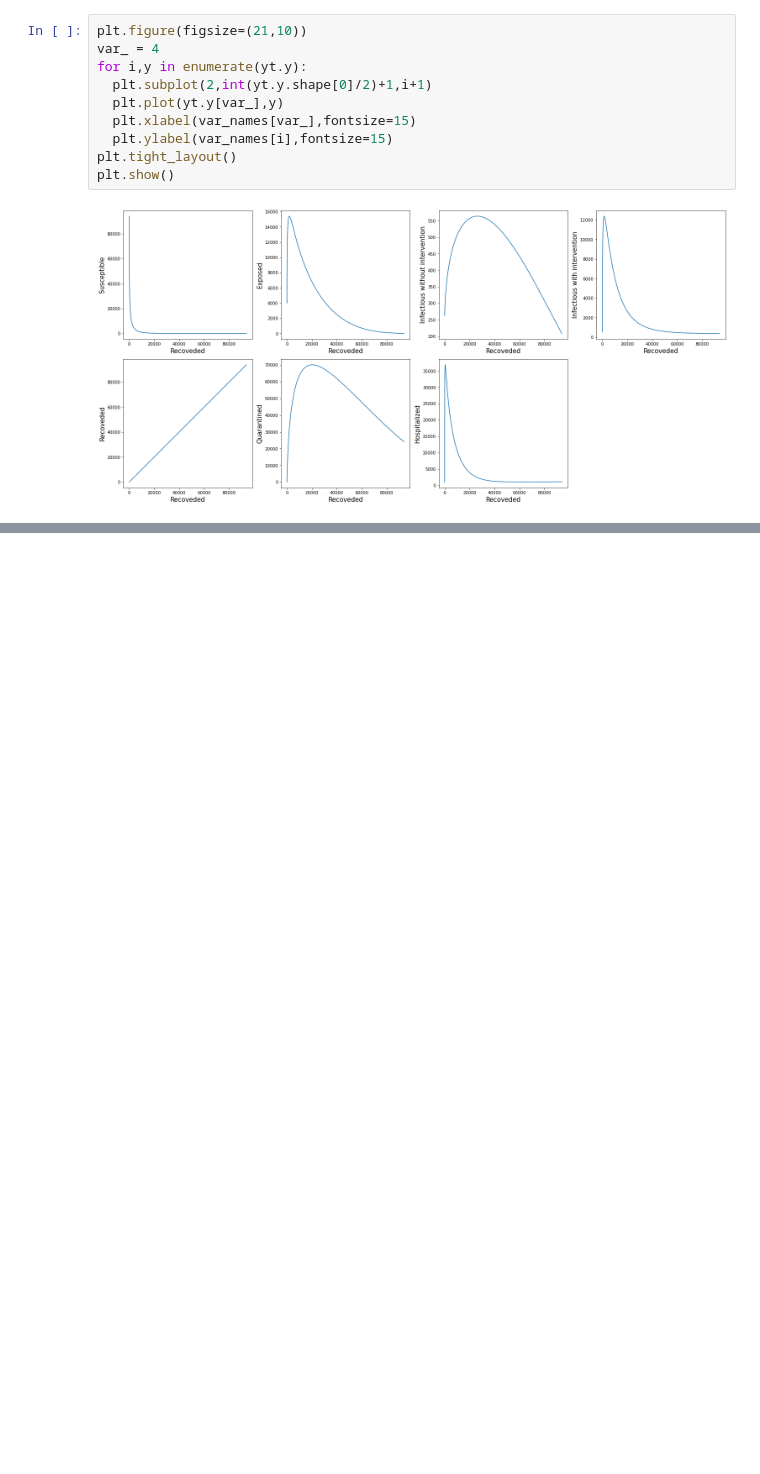
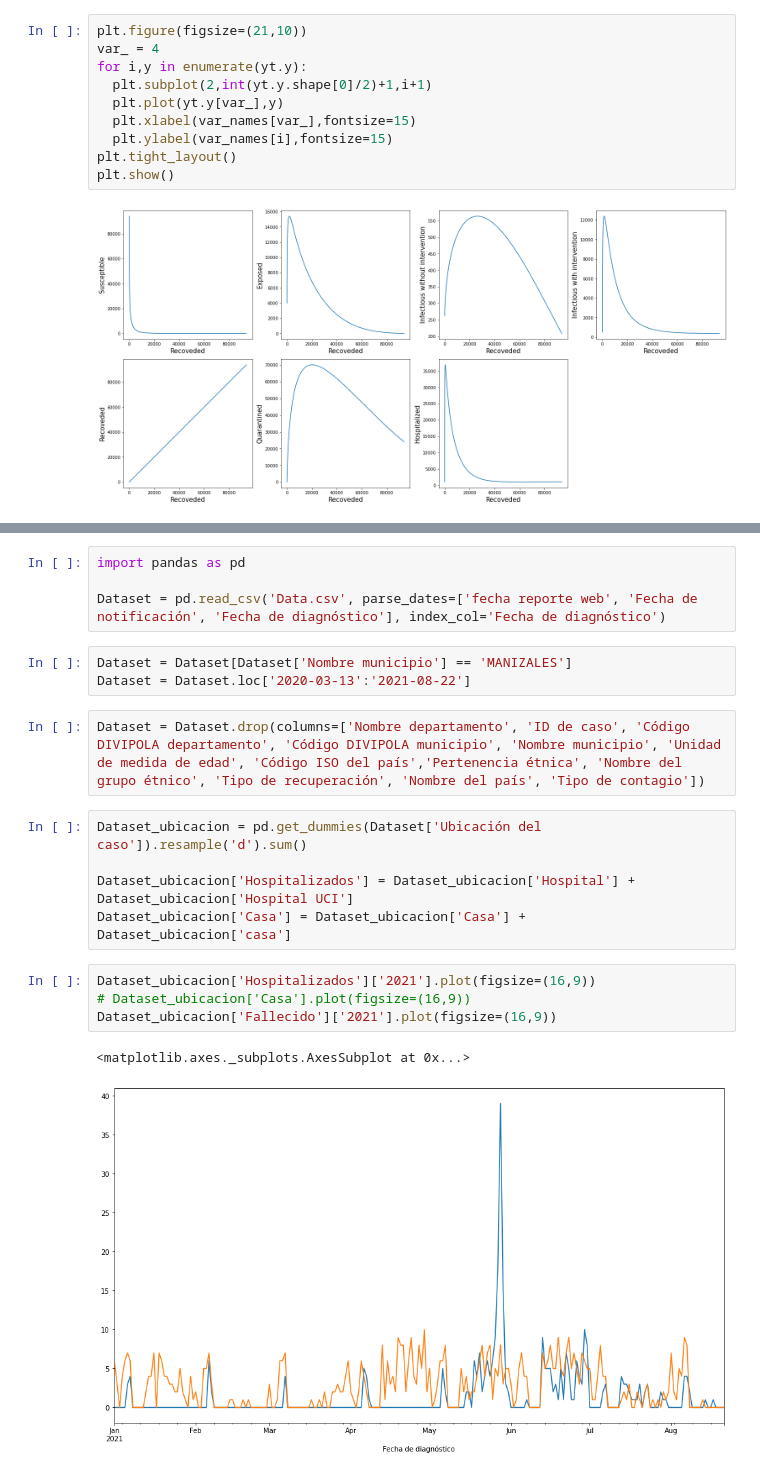
Before and after one commit to Rmejiaz/ModeladoSimulacion, a Jupyter notebook: Cuadernos/Proyecto.ipynb, the cells around one changed output, grey strips where cells are left out. Drawn from its saved outputs; the diff is of its cells as text; blank space fills up the shorter version.

```diff
--- a/Cuadernos/Proyecto.ipynb
+++ b/Cuadernos/Proyecto.ipynb
@@ -91,0 +107,21 @@ plt.show()
+# %%
+import pandas as pd
+
+Dataset = pd.read_csv('Data.csv', parse_dates=['fecha reporte web', 'Fecha de notificación', 'Fecha de diagnóstico'], index_col='Fecha de diagnóstico')
+# %%
+Dataset = Dataset[Dataset['Nombre municipio'] == 'MANIZALES']
+Dataset = Dataset.loc['2020-03-13':'2021-08-22']
+# %%
+Dataset = Dataset.drop(columns=['Nombre departamento', 'ID de caso', 'Código DIVIPOLA departamento', 'Código DIVIPOLA municipio', 'Nombre municipio', 'Unidad de medida de edad', 'Código ISO del país','Pertenencia étnica', 'Nombre del grupo étnico', 'Tipo de recuperación', 'Nombre del país', 'Tipo de contagio'])
+# %%
+Dataset_ubicacion = pd.get_dummies(Dataset['Ubicación del caso']).resample('d').sum()
+
+Dataset_ubicacion['Hospitalizados'] = Dataset_ubicacion['Hospital'] + Dataset_ubicacion['Hospital UCI']
+Dataset_ubicacion['Casa'] = Dataset_ubicacion['Casa'] + Dataset_ubicacion['casa']
+# %%
+Dataset_ubicacion['Hospitalizados']['2021'].plot(figsize=(16,9))
+# Dataset_ubicacion['Casa'].plot(figsize=(16,9))
+Dataset_ubicacion['Fallecido']['2021'].plot(figsize=(16,9))
+# %% [output]
+<matplotlib.axes._subplots.AxesSubplot at 0x...>
+[figure, added]
```
Also changed, not shown: parts of 4 cells of this notebook.
